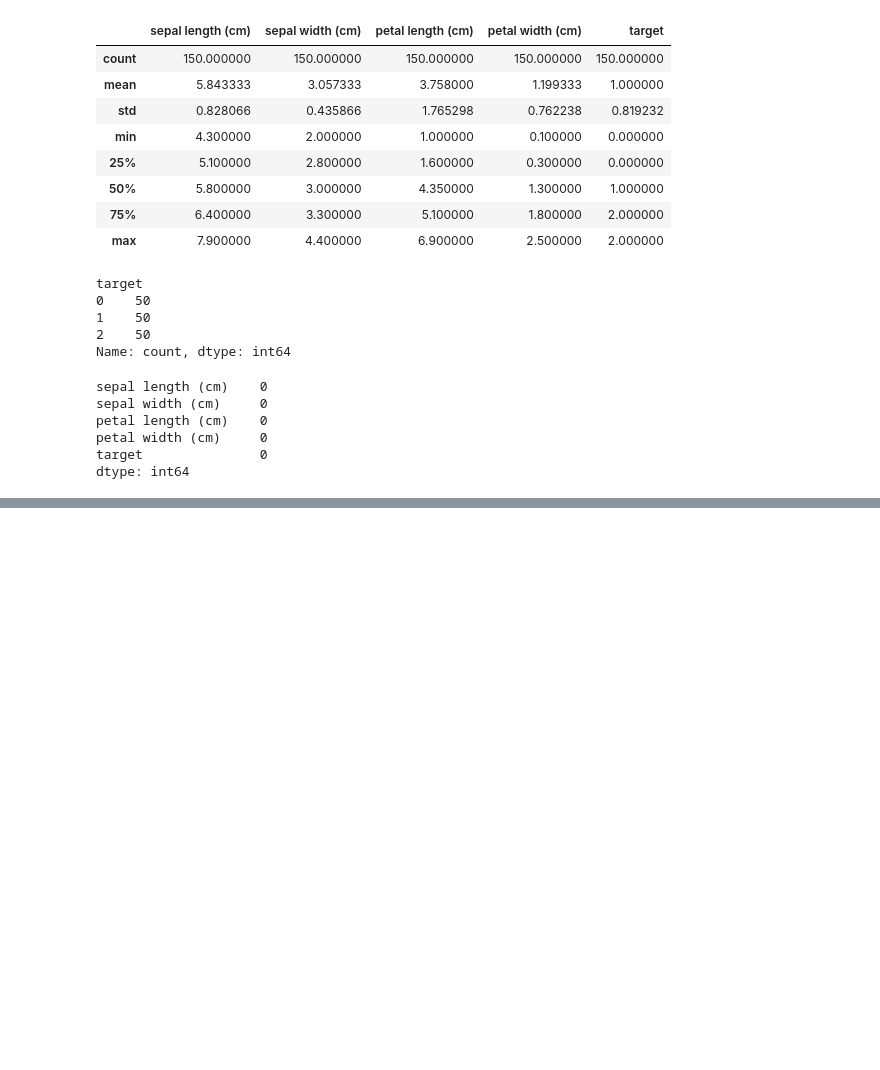
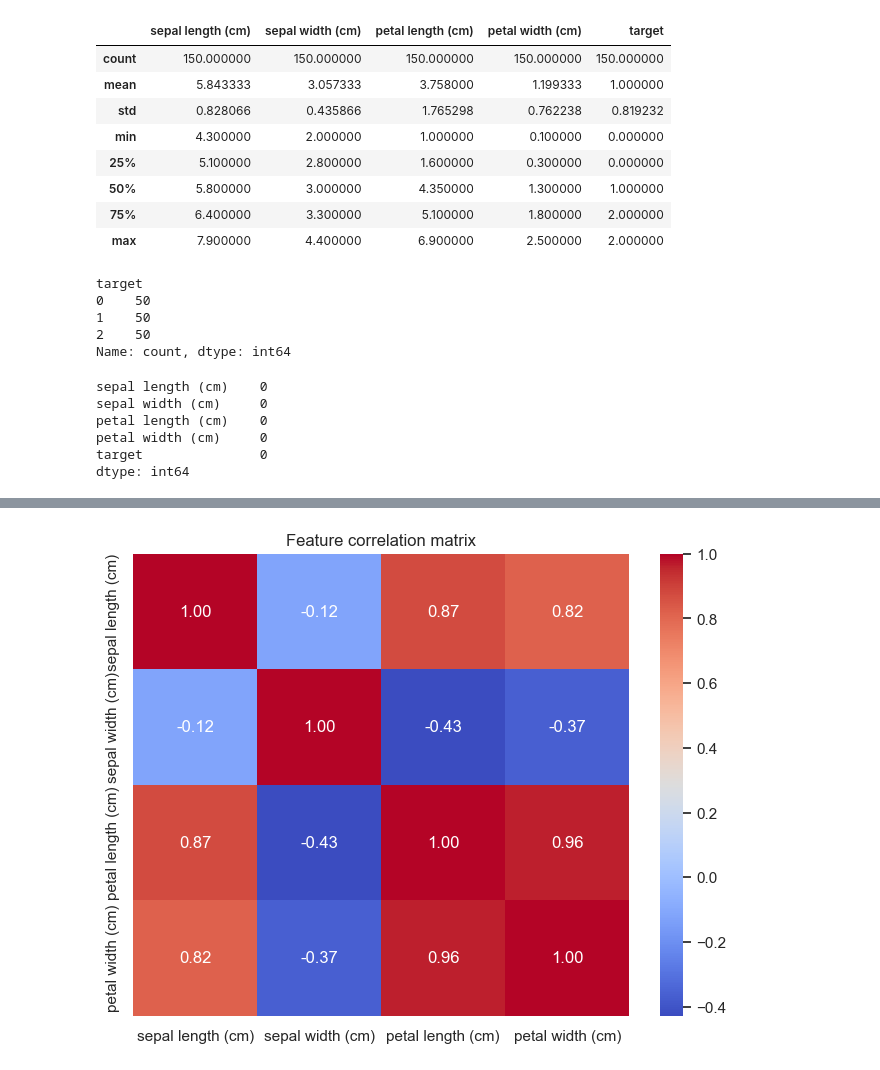
Before and after one commit to Flufer/knn_from_scratch, a Jupyter notebook: notebooks/exploration.ipynb, the cells around one changed output, grey strips where cells are left out. Saved outputs shown, nothing was run; the diff lists cells and outputs as text; code cells hidden in the pictures; blank space fills up the shorter version.

```diff
--- a/notebooks/exploration.ipynb
+++ b/notebooks/exploration.ipynb
@@ -68,0 +107,14 @@ dtype: int64
+# %%
+plt.figure(figsize=(8, 6))
+
+sns.heatmap(
+    df.iloc[:, :4].corr(),
+    annot=True,
+    cmap="coolwarm",
+    fmt=".2f"
+)
+
+plt.title("Feature correlation matrix")
+plt.show()
+# %% [output]
+[figure, added]
```
Also changed, not shown: parts of 4 cells of this notebook.
